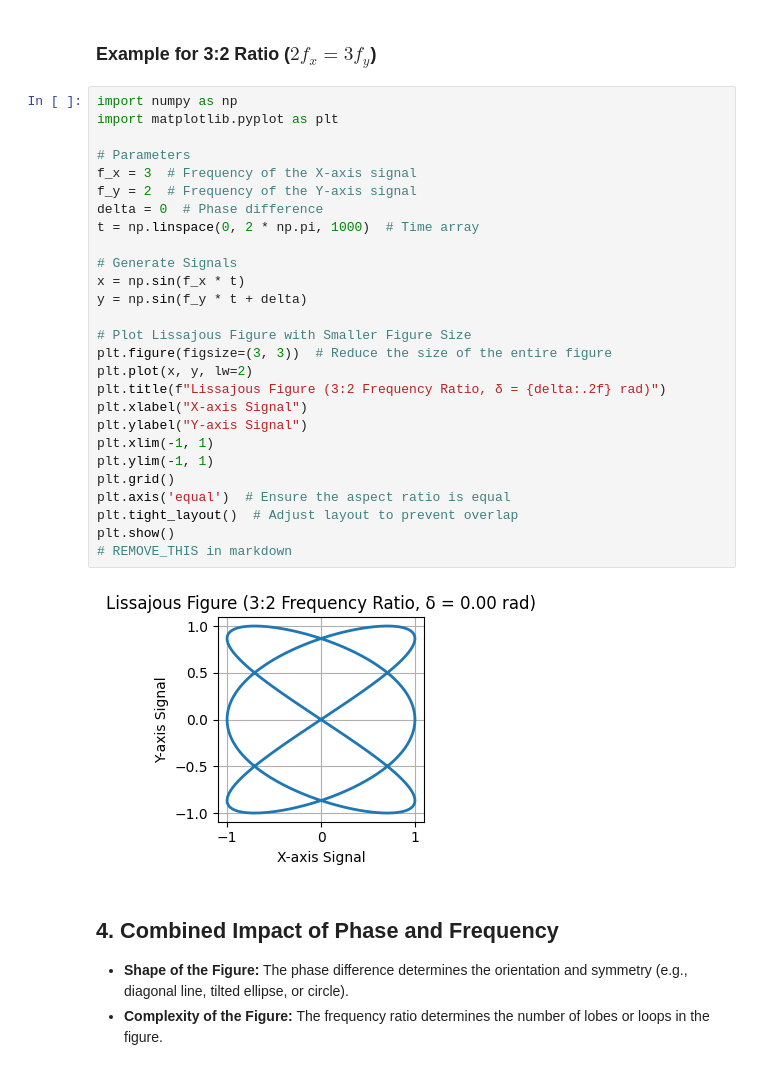
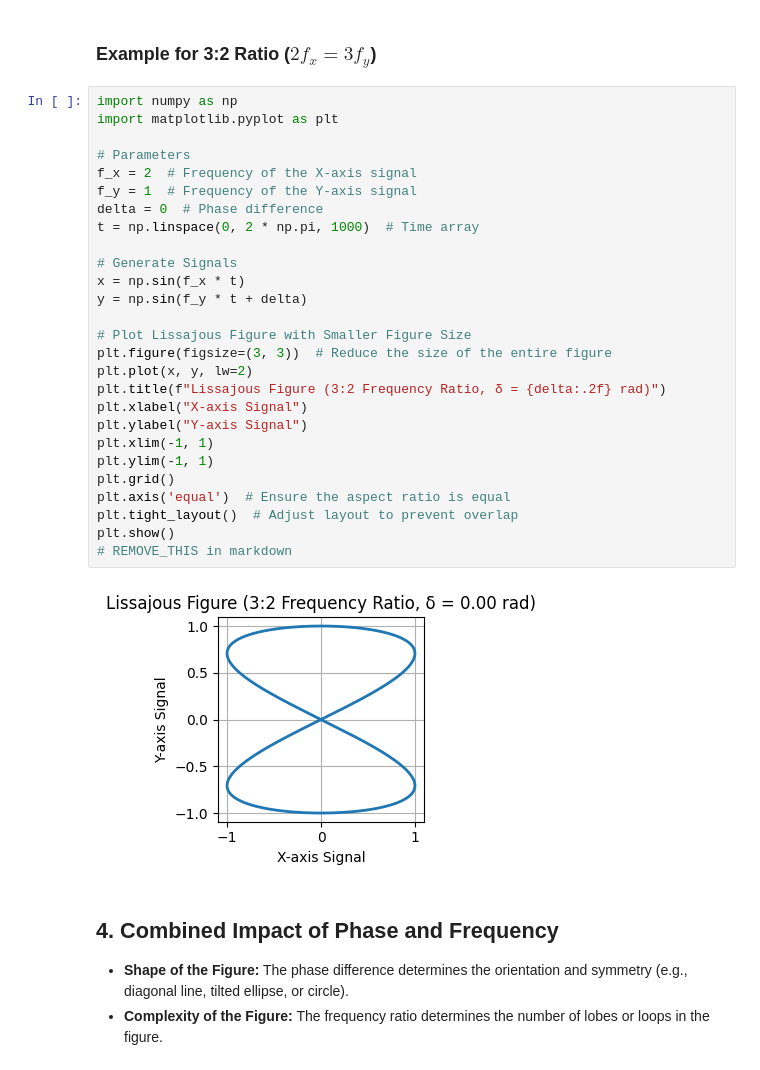
Before and after one commit to tinyalg/waveu-ideas, a Jupyter notebook: examples/lissajous/docs/lissajous.ipynb, the cells around one changed output. Saved outputs shown, nothing was run; the diff lists cells and outputs as text.

```diff
--- a/examples/lissajous/docs/lissajous.ipynb
+++ b/examples/lissajous/docs/lissajous.ipynb
@@ -78,32 +78,32 @@ For more complex ratios, the pattern becomes more intricate, often requiring car
 # %%
 import numpy as np
 import matplotlib.pyplot as plt
 
 # Parameters
-f_x = 3  # Frequency of the X-axis signal
-f_y = 2  # Frequency of the Y-axis signal
+f_x = 2  # Frequency of the X-axis signal
+f_y = 1  # Frequency of the Y-axis signal
 delta = 0  # Phase difference
 t = np.linspace(0, 2 * np.pi, 1000)  # Time array
 
 # Generate Signals
 x = np.sin(f_x * t)
 y = np.sin(f_y * t + delta)
 
 # Plot Lissajous Figure with Smaller Figure Size
 plt.figure(figsize=(3, 3))  # Reduce the size of the entire figure
 plt.plot(x, y, lw=2)
 plt.title(f"Lissajous Figure (3:2 Frequency Ratio, δ = {delta:.2f} rad)")
 plt.xlabel("X-axis Signal")
 plt.ylabel("Y-axis Signal")
 plt.xlim(-1, 1)
 plt.ylim(-1, 1)
 plt.grid()
 plt.axis('equal')  # Ensure the aspect ratio is equal
 plt.tight_layout()  # Adjust layout to prevent overlap
 plt.show()
 # REMOVE_THIS in markdown
 # %% [output]
-[figure, old version]
+[figure, new version]
 # %% [markdown]
 ## **4. Combined Impact of Phase and Frequency**
 - **Shape of the Figure:** The phase difference determines the orientation and symmetry (e.g., diagonal line, tilted ellipse, or circle).
```
Also changed, not shown: parts of 3 cells of this notebook, 8 other files.
